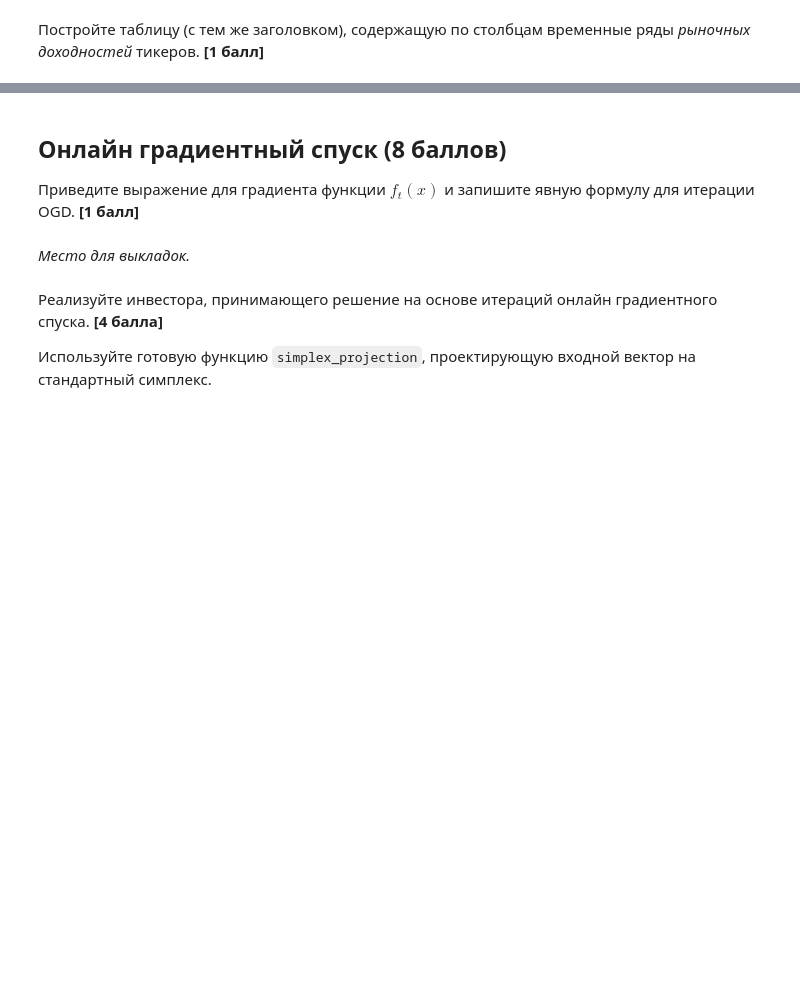
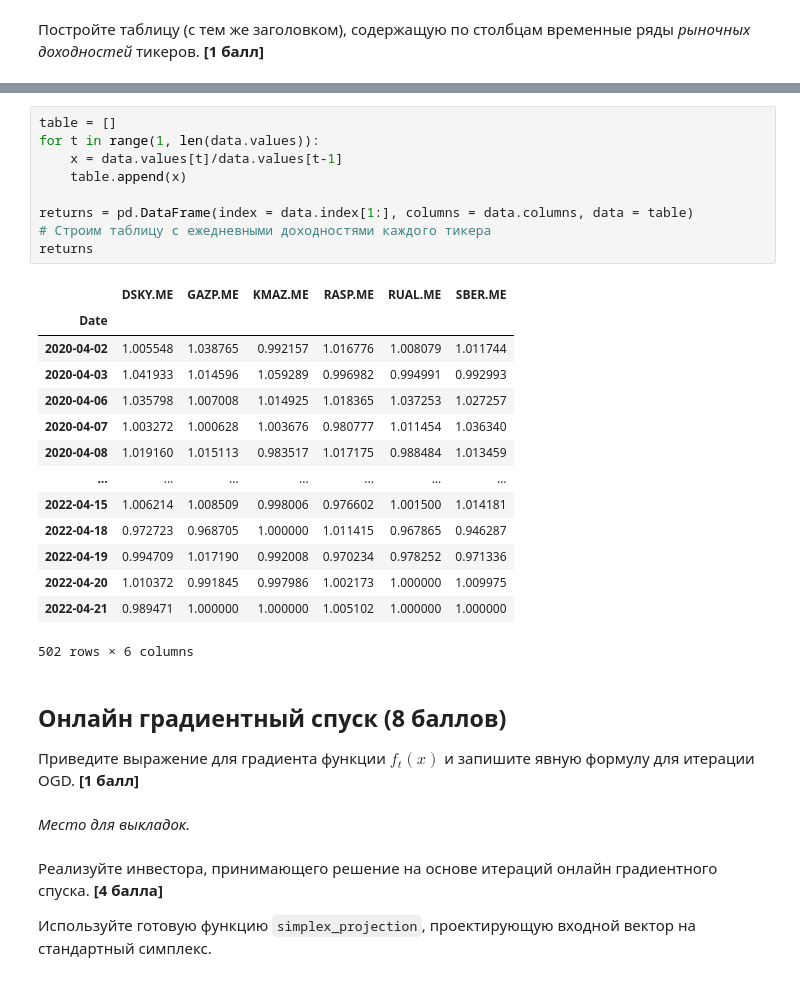
Before and after one commit to vecherochek/decision-making-theory, a Jupyter notebook: tasks/hw2.ipynb, the cells around one changed output, grey strips where cells are left out. Drawn from its saved outputs; the diff is of its cells as text; blank space fills up the shorter version.

```diff
--- a/tasks/hw2.ipynb
+++ b/tasks/hw2.ipynb
@@ -72,3 +106,27 @@ from numpy.typing import ArrayLike
+# %%
+table = []
+for t in range(1, len(data.values)):
+    x = data.values[t]/data.values[t-1]
+    table.append(x)
+
+returns = pd.DataFrame(index = data.index[1:], columns = data.columns, data = table)
+# Строим таблицу с ежедневными доходностями каждого тикера
+returns
+# %% [output]
+|  | DSKY.ME | GAZP.ME | KMAZ.ME | RASP.ME | RUAL.ME | SBER.ME |
+| Date |  |  |  |  |  |  |
+| 2020-04-02 | 1.005548 | 1.038765 | 0.992157 | 1.016776 | 1.008079 | 1.011744 |
+| 2020-04-03 | 1.041933 | 1.014596 | 1.059289 | 0.996982 | 0.994991 | 0.992993 |
+| 2020-04-06 | 1.035798 | 1.007008 | 1.014925 | 1.018365 | 1.037253 | 1.027257 |
+| 2020-04-07 | 1.003272 | 1.000628 | 1.003676 | 0.980777 | 1.011454 | 1.036340 |
+| 2020-04-08 | 1.019160 | 1.015113 | 0.983517 | 1.017175 | 0.988484 | 1.013459 |
+| ... | ... | ... | ... | ... | ... | ... |
+| 2022-04-15 | 1.006214 | 1.008509 | 0.998006 | 0.976602 | 1.001500 | 1.014181 |
+| 2022-04-18 | 0.972723 | 0.968705 | 1.000000 | 1.011415 | 0.967865 | 0.946287 |
+| 2022-04-19 | 0.994709 | 1.017190 | 0.992008 | 0.970234 | 0.978252 | 0.971336 |
+| 2022-04-20 | 1.010372 | 0.991845 | 0.997986 | 1.002173 | 1.000000 | 1.009975 |
+| 2022-04-21 | 0.989471 | 1.000000 | 1.000000 | 1.005102 | 1.000000 | 1.000000 |
+502 rows × 6 columns
 # %% [markdown]
 ## Онлайн градиентный спуск (8 баллов)
 
```
Also changed, not shown: parts of 5 cells of this notebook.
